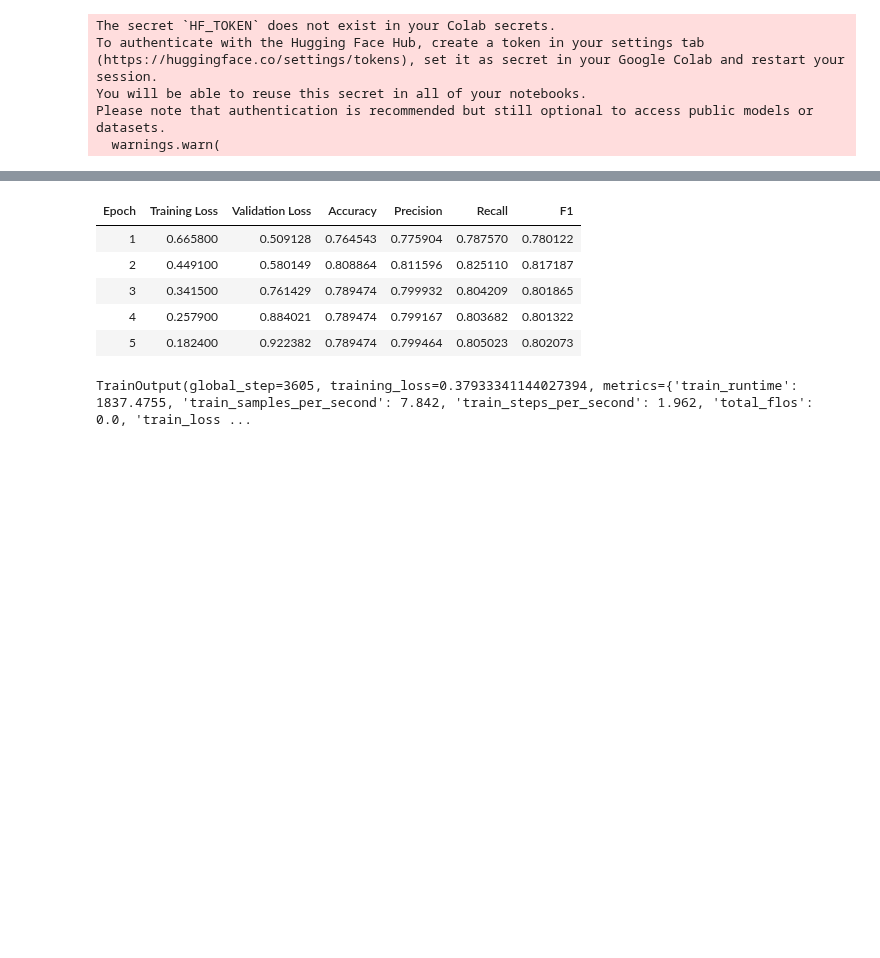
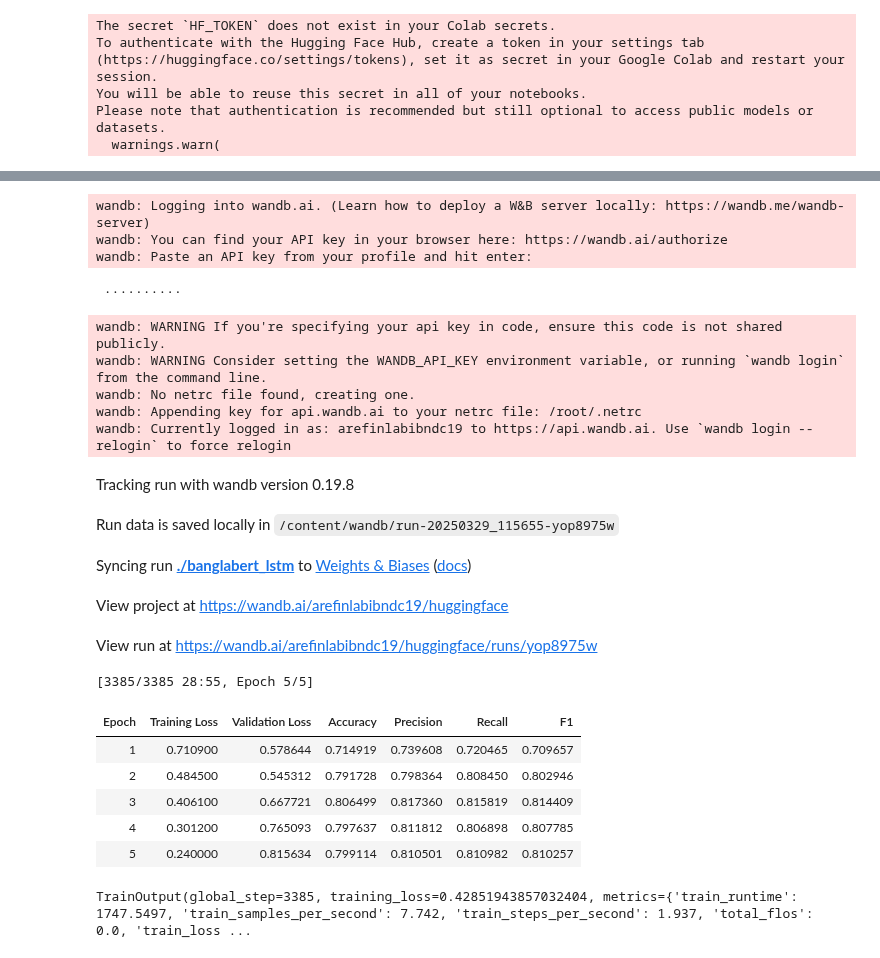
Before and after one commit to Aref111n/SafeReels, a Jupyter notebook: Text/BanglaBert/H2_Text_BanglaBert.ipynb, the cells around one changed output, grey strips where cells are left out. Saved outputs shown, nothing was run; the diff lists cells and outputs as text; code cells hidden in the pictures; blank space fills up the shorter version.

```diff
--- a/Text/BanglaBert/H2_Text_BanglaBert.ipynb
+++ b/Text/BanglaBert/H2_Text_BanglaBert.ipynb
@@ -10,6 +10,7 @@ ERROR: pip's dependency resolver does not currently take into account all the pa
 gcsfs 2025.3.0 requires fsspec==2025.3.0, but you have fsspec 2024.12.0 which is incompatible.
 # %%
 import pandas as pd
-df = pd.read_csv('/content/UNBER-text.csv')
+df = pd.read_csv('/content/UT-train.csv')
+tdf = pd.read_csv('/content/UT-test.csv')
 df
 # %% [output]
@@ -52,0 +45,5 @@ Index(['Adult', 'Harmful', 'Suicidal'], dtype='object')
+# %%
+categories = ['Adult', 'Harmful', 'Suicidal']
+df1['class'] = pd.Categorical(df1['class'], categories=categories, ordered=True)
+df1['class'], uniques = pd.factorize(df1['class'], sort=True)
+uniques
@@ -93,9 +118,5 @@ df.shape
 X = df['text']
 y = df['class']
 
-train_texts, temp_texts, train_labels, temp_labels = train_test_split(
+train_texts, val_texts, train_labels, val_labels = train_test_split(
     X, y, test_size=0.2, random_state=42, stratify=y)
-
-test_texts, val_texts, test_labels, val_labels = train_test_split(
-    temp_texts, temp_labels, test_size=0.5, random_state=42, stratify=temp_labels
-)
@@ -257,7 +281,7 @@ trainer = Trainer(
     eval_dataset=val_data,               # Validation data
     tokenizer=tokenizer,                 # Tokenizer
     compute_metrics=compute_metrics_multiclass,      # Updated metrics function
-    callbacks=[EarlyStoppingCallback(early_stopping_patience=5)]
+    callbacks=[EarlyStoppingCallback(early_stopping_patience=2)]
 )
 
 trainer.train()
@@ -266,10 +292,25 @@ trainer.train()
+wandb: Logging into wandb.ai. (Learn how to deploy a W&B server locally: https://wandb.me/wandb-server)
+wandb: You can find your API key in your browser here: https://wandb.ai/authorize
+wandb: Paste an API key from your profile and hit enter:
+ ··········
+wandb: WARNING If you're specifying your api key in code, ensure this code is not shared publicly.
+wandb: WARNING Consider setting the WANDB_API_KEY environment variable, or running `wandb login` from the command line.
+wandb: No netrc file found, creating one.
+wandb: Appending key for api.wandb.ai to your netrc file: /root/.netrc
+wandb: Currently logged in as: arefinlabibndc19 to https://api.wandb.ai. Use `wandb login --relogin` to force relogin
+Tracking run with wandb version 0.19.8
+Run data is saved locally in /content/wandb/run-20250329_115655-yop8975w
+Syncing run ./banglabert_lstm to Weights & Biases (docs)
+View project at https://wandb.ai/arefinlabibndc19/huggingface
+View run at https://wandb.ai/arefinlabibndc19/huggingface/runs/yop8975w
+[3385/3385 28:55, Epoch 5/5]
 | Epoch | Training Loss | Validation Loss | Accuracy | Precision | Recall | F1 |
-| 1 | 0.665800 | 0.509128 | 0.764543 | 0.775904 | 0.787570 | 0.780122 |
-| 2 | 0.449100 | 0.580149 | 0.808864 | 0.811596 | 0.825110 | 0.817187 |
-| 3 | 0.341500 | 0.761429 | 0.789474 | 0.799932 | 0.804209 | 0.801865 |
-| 4 | 0.257900 | 0.884021 | 0.789474 | 0.799167 | 0.803682 | 0.801322 |
-| 5 | 0.182400 | 0.922382 | 0.789474 | 0.799464 | 0.805023 | 0.802073 |
+| 1 | 0.710900 | 0.578644 | 0.714919 | 0.739608 | 0.720465 | 0.709657 |
+| 2 | 0.484500 | 0.545312 | 0.791728 | 0.798364 | 0.808450 | 0.802946 |
+| 3 | 0.406100 | 0.667721 | 0.806499 | 0.817360 | 0.815819 | 0.814409 |
+| 4 | 0.301200 | 0.765093 | 0.797637 | 0.811812 | 0.806898 | 0.807785 |
+| 5 | 0.240000 | 0.815634 | 0.799114 | 0.810501 | 0.810982 | 0.810257 |
-TrainOutput(global_step=3605, training_loss=0.37933341144027394, metrics={'train_runtime': 1837.4755, 'train_samples_per_second': 7.842, 'train_steps_per_second': 1.962, 'total_flos': 0.0, 'train_loss ...
+TrainOutput(global_step=3385, training_loss=0.42851943857032404, metrics={'train_runtime': 1747.5497, 'train_samples_per_second': 7.742, 'train_steps_per_second': 1.937, 'total_flos': 0.0, 'train_loss ...
 # %%
 import numpy as np
 from sklearn.metrics import classification_report
```
Also changed, not shown: parts of 14 cells of this notebook.
